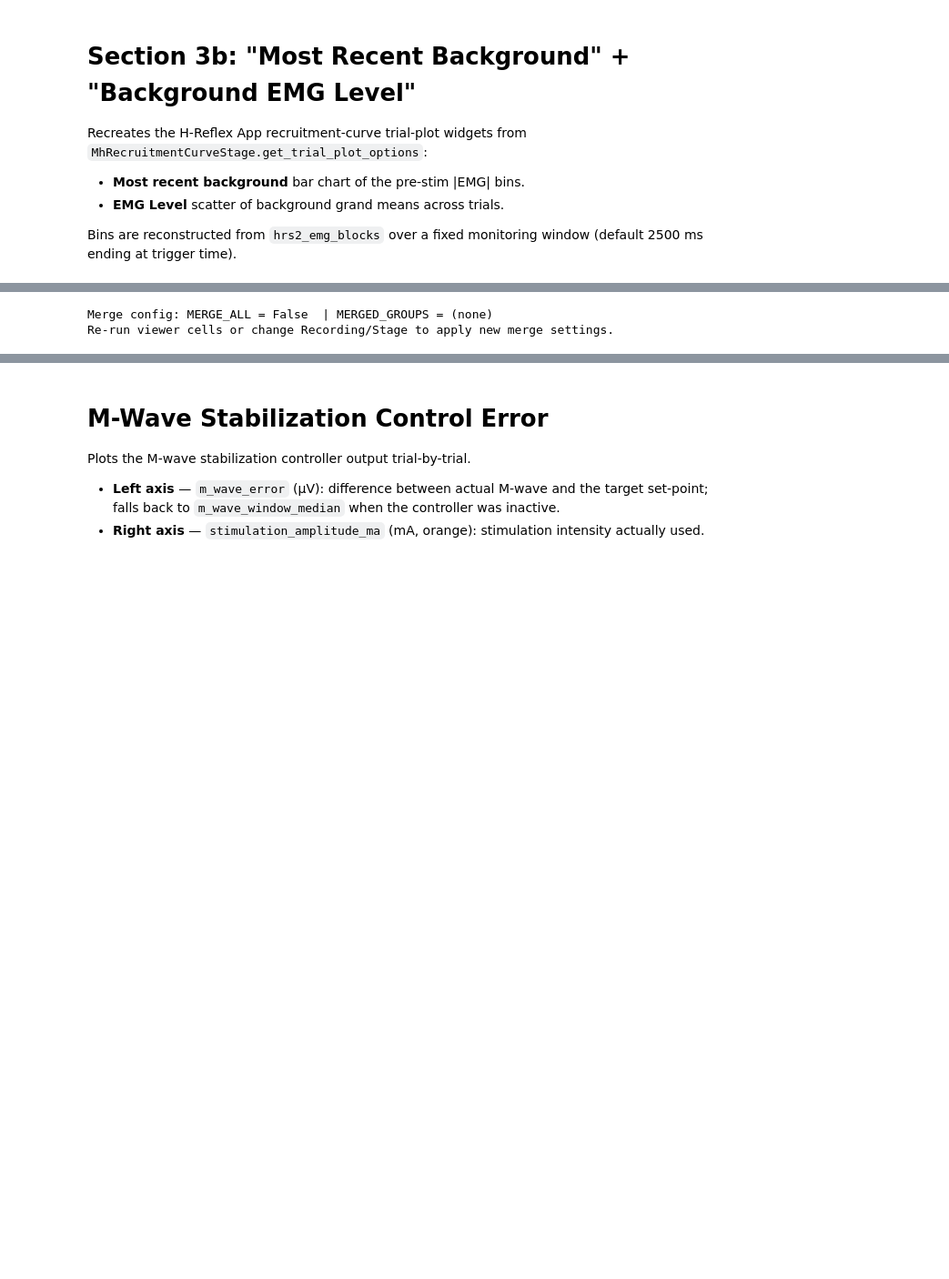
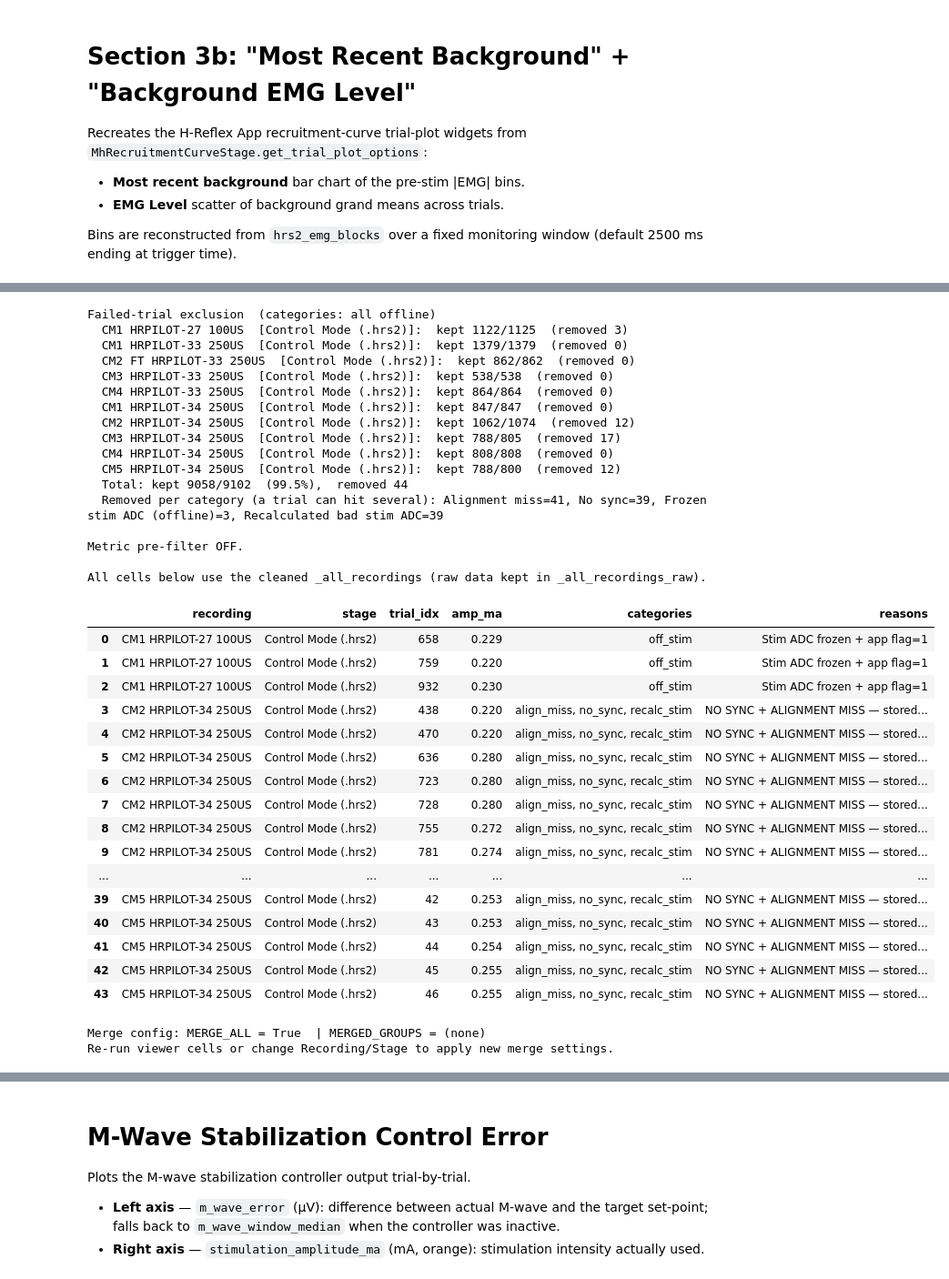
Before and after one commit to yahriels/Open-Ephys-H-Reflex-Python-Data-Analysis, a Jupyter notebook: src/open_ephys/analysis/Read_H-Reflex_App.ipynb, the cells around one changed output, grey strips where cells are left out. Shown at 91% size. Drawn from its saved outputs; the diff is of its cells as text; code cells hidden in the pictures; blank space fills up the shorter version.

```diff
--- a/src/open_ephys/analysis/Read_H-Reflex_App.ipynb
+++ b/src/open_ephys/analysis/Read_H-Reflex_App.ipynb
@@ -291,3 +384,65 @@ N_PER_PAGE  = 6   # amplitude groups per page (2 rows x 3 cols)
+# %%
+# ── Apply trial exclusion + pre-filter ────────────────────────────────────────
+# Always starts from the raw load, so re-running with new settings is safe.
+# Uses PRE_AVG_MS / POST_AVG_MS and the M/H window constants from the Configuration cell.
+_all_recordings = _all_recordings_raw
+excluded_trials_df   = None
+prefilter_metrics_df = None
+
+if EXCLUDE_FAILED_TRIALS:
+    _all_recordings, excluded_trials_df = exclude_failed_trials(
+        _all_recordings, categories=EXCLUDE_CATEGORIES, stages=EXCLUDE_STAGES)
+else:
+    print('Failed-trial exclusion OFF — failed trials kept.')
+print()
+
+if PREFILTER_ENABLED:
+    _all_recordings, prefilter_metrics_df = filter_recordings_by_metric(
+        _all_recordings, PREFILTER_METRIC, PREFILTER_LO, PREFILTER_HI,
+        PRE_AVG_MS, POST_AVG_MS,
+        M_WAVE_START_MS, M_WAVE_END_MS, H_WAVE_START_MS, H_WAVE_END_MS,
+        stages=PREFILTER_STAGES)
+else:
+    print('Metric pre-filter OFF.')
+
+print('\nAll cells below use the cleaned _all_recordings '
+      '(raw data kept in _all_recordings_raw).')
+excluded_trials_df
+# %% [output]
+Failed-trial exclusion  (categories: all offline)
+  CM1 HRPILOT-27 100US  [Control Mode (.hrs2)]:  kept 1122/1125  (removed 3)
+  CM1 HRPILOT-33 250US  [Control Mode (.hrs2)]:  kept 1379/1379  (removed 0)
+  CM2 FT HRPILOT-33 250US  [Control Mode (.hrs2)]:  kept 862/862  (removed 0)
+  CM3 HRPILOT-33 250US  [Control Mode (.hrs2)]:  kept 538/538  (removed 0)
+  CM4 HRPILOT-33 250US  [Control Mode (.hrs2)]:  kept 864/864  (removed 0)
+  CM1 HRPILOT-34 250US  [Control Mode (.hrs2)]:  kept 847/847  (removed 0)
+  CM2 HRPILOT-34 250US  [Control Mode (.hrs2)]:  kept 1062/1074  (removed 12)
+  CM3 HRPILOT-34 250US  [Control Mode (.hrs2)]:  kept 788/805  (removed 17)
+  CM4 HRPILOT-34 250US  [Control Mode (.hrs2)]:  kept 808/808  (removed 0)
+  CM5 HRPILOT-34 250US  [Control Mode (.hrs2)]:  kept 788/800  (removed 12)
+  Total: kept 9058/9102  (99.5%),  removed 44
+  Removed per category (a trial can hit several): Alignment miss=41, No sync=39, Frozen stim ADC (offline)=3, Recalculated bad stim ADC=39
+
+Metric pre-filter OFF.
+
+All cells below use the cleaned _all_recordings (raw data kept in _all_recordings_raw).
+|  | recording | stage | trial_idx | amp_ma | categories | reasons |
+| 0 | CM1 HRPILOT-27 100US | Control Mode (.hrs2) | 658 | 0.229 | off_stim | Stim ADC frozen + app flag=1 |
+| 1 | CM1 HRPILOT-27 100US | Control Mode (.hrs2) | 759 | 0.220 | off_stim | Stim ADC frozen + app flag=1 |
+| 2 | CM1 HRPILOT-27 100US | Control Mode (.hrs2) | 932 | 0.230 | off_stim | Stim ADC frozen + app flag=1 |
+| 3 | CM2 HRPILOT-34 250US | Control Mode (.hrs2) | 438 | 0.220 | align_miss, no_sync, recalc_stim | NO SYNC + ALIGNMENT MISS — stored... |
+| 4 | CM2 HRPILOT-34 250US | Control Mode (.hrs2) | 470 | 0.220 | align_miss, no_sync, recalc_stim | NO SYNC + ALIGNMENT MISS — stored... |
+| 5 | CM2 HRPILOT-34 250US | Control Mode (.hrs2) | 636 | 0.280 | align_miss, no_sync, recalc_stim | NO SYNC + ALIGNMENT MISS — stored... |
+| 6 | CM2 HRPILOT-34 250US | Control Mode (.hrs2) | 723 | 0.280 | align_miss, no_sync, recalc_stim | NO SYNC + ALIGNMENT MISS — stored... |
+| 7 | CM2 HRPILOT-34 250US | Control Mode (.hrs2) | 728 | 0.280 | align_miss, no_sync, recalc_stim | NO SYNC + ALIGNMENT MISS — stored... |
+| 8 | CM2 HRPILOT-34 250US | Control Mode (.hrs2) | 755 | 0.272 | align_miss, no_sync, recalc_stim | NO SYNC + ALIGNMENT MISS — stored... |
+| 9 | CM2 HRPILOT-34 250US | Control Mode (.hrs2) | 781 | 0.274 | align_miss, no_sync, recalc_stim | NO SYNC + ALIGNMENT MISS — stored... |
+| ... | ... | ... | ... | ... | ... | ... |
+| 39 | CM5 HRPILOT-34 250US | Control Mode (.hrs2) | 42 | 0.253 | align_miss, no_sync, recalc_stim | NO SYNC + ALIGNMENT MISS — stored... |
+| 40 | CM5 HRPILOT-34 250US | Control Mode (.hrs2) | 43 | 0.253 | align_miss, no_sync, recalc_stim | NO SYNC + ALIGNMENT MISS — stored... |
+| 41 | CM5 HRPILOT-34 250US | Control Mode (.hrs2) | 44 | 0.254 | align_miss, no_sync, recalc_stim | NO SYNC + ALIGNMENT MISS — stored... |
+| 42 | CM5 HRPILOT-34 250US | Control Mode (.hrs2) | 45 | 0.255 | align_miss, no_sync, recalc_stim | NO SYNC + ALIGNMENT MISS — stored... |
+| 43 | CM5 HRPILOT-34 250US | Control Mode (.hrs2) | 46 | 0.255 | align_miss, no_sync, recalc_stim | NO SYNC + ALIGNMENT MISS — stored... |
 # %%
 # ── Optional: Merged Amplitude Group Analysis ─────────────────────────────────
 # MERGE_ALL = True  →  collapse every amplitude into a single group.
@@ -302,7 +457,7 @@ N_PER_PAGE  = 6   # amplitude groups per page (2 rows x 3 cols)
 #   MERGED_GROUPS = [(0.10, 0.20), [0.50, 0.55]]          ← range + explicit, mixed
 #
 # Leave both flags at their defaults to use the standard (unmerged) grouping.
-MERGE_ALL     = False   # True → collapse every amplitude into one group
+MERGE_ALL     = True   # True → collapse every amplitude into one group
 MERGED_GROUPS = []
 
 def _resolve_groups(trials, groups):
@@ -331,7 +486,7 @@ def _apply_merge(trials):
 print("Merge config: MERGE_ALL =", MERGE_ALL, " | MERGED_GROUPS =", MERGED_GROUPS or "(none)")
 print("Re-run viewer cells or change Recording/Stage to apply new merge settings.")
 # %% [output]
-Merge config: MERGE_ALL = False  | MERGED_GROUPS = (none)
+Merge config: MERGE_ALL = True  | MERGED_GROUPS = (none)
 Re-run viewer cells or change Recording/Stage to apply new merge settings.
 # %%
 # ── Pre-compute H-Reflex Comparison Data ──────────────────────────────────────────────
```
Also changed, not shown: parts of 25 cells of this notebook, 8 other files.
